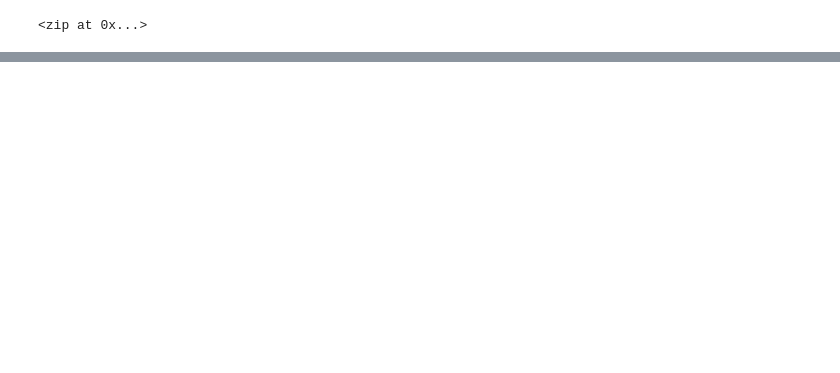
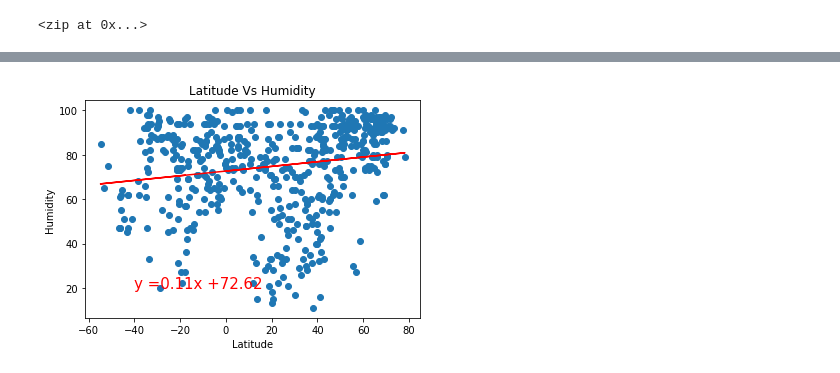
Before and after one commit to hariniv22/World_Weather_Analysis, a Jupyter notebook: WeatherPy.ipynb, the cells around one changed output, grey strips where cells are left out. Saved outputs shown, nothing was run; the diff lists cells and outputs as text; code cells hidden in the pictures; blank space fills up the shorter version.

```diff
--- a/WeatherPy.ipynb
+++ b/WeatherPy.ipynb
@@ -228,0 +303,4 @@ plt.show()
+# %%
+plot_linear_regression(lats,humidity,"Latitude Vs Humidity", "Humidity", (-40, 20))
+# %% [output]
+[figure, added]
```
Also changed, not shown: parts of 30 cells of this notebook, 6 other files.
